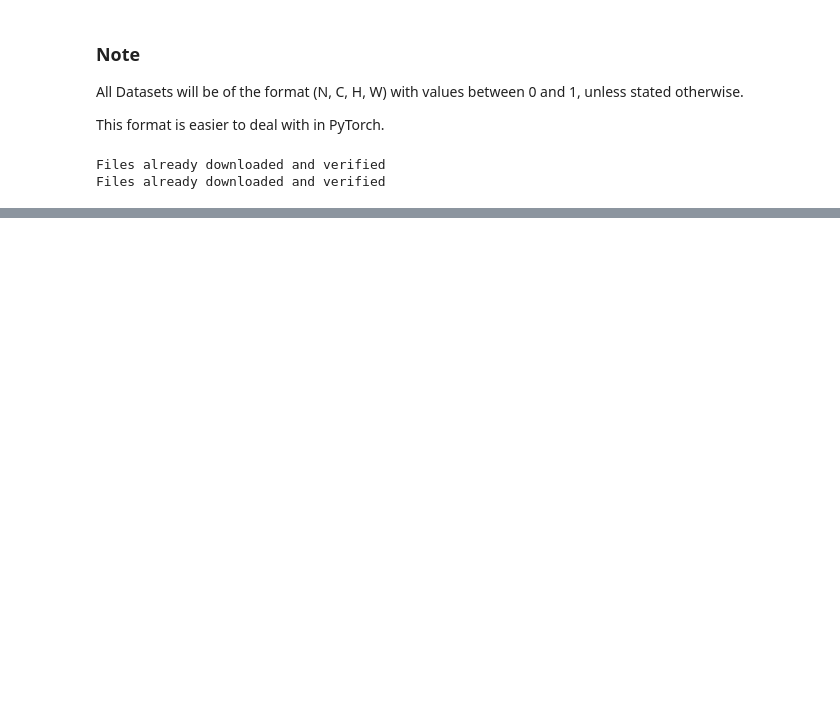
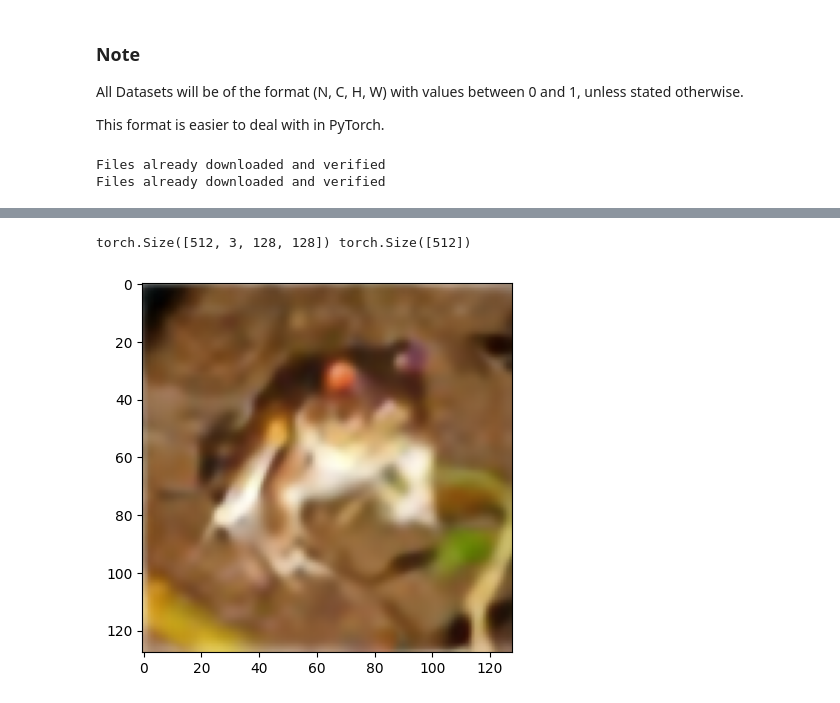
Before and after one commit to GauthamBellamkonda/Image-SuperResolution, a Jupyter notebook: Code/generateSR.ipynb, the cells around one changed output, grey strips where cells are left out. Saved outputs shown, nothing was run; the diff lists cells and outputs as text; code cells hidden in the pictures; blank space fills up the shorter version.

```diff
--- a/Code/generateSR.ipynb
+++ b/Code/generateSR.ipynb
@@ -66,0 +82,9 @@ torch.Size([512, 3, 128, 128]) torch.Size([512])
+# %%
+for i, (inputs, targets) in enumerate(sr_trainloader):
+    print(inputs.shape, targets.shape)
+    plt.imshow(inputs[0].permute(1, 2, 0))
+    plt.show()
+    break
+# %% [output]
+torch.Size([512, 3, 128, 128]) torch.Size([512])
+[figure, added]
```
Also changed, not shown: parts of 8 cells of this notebook.
